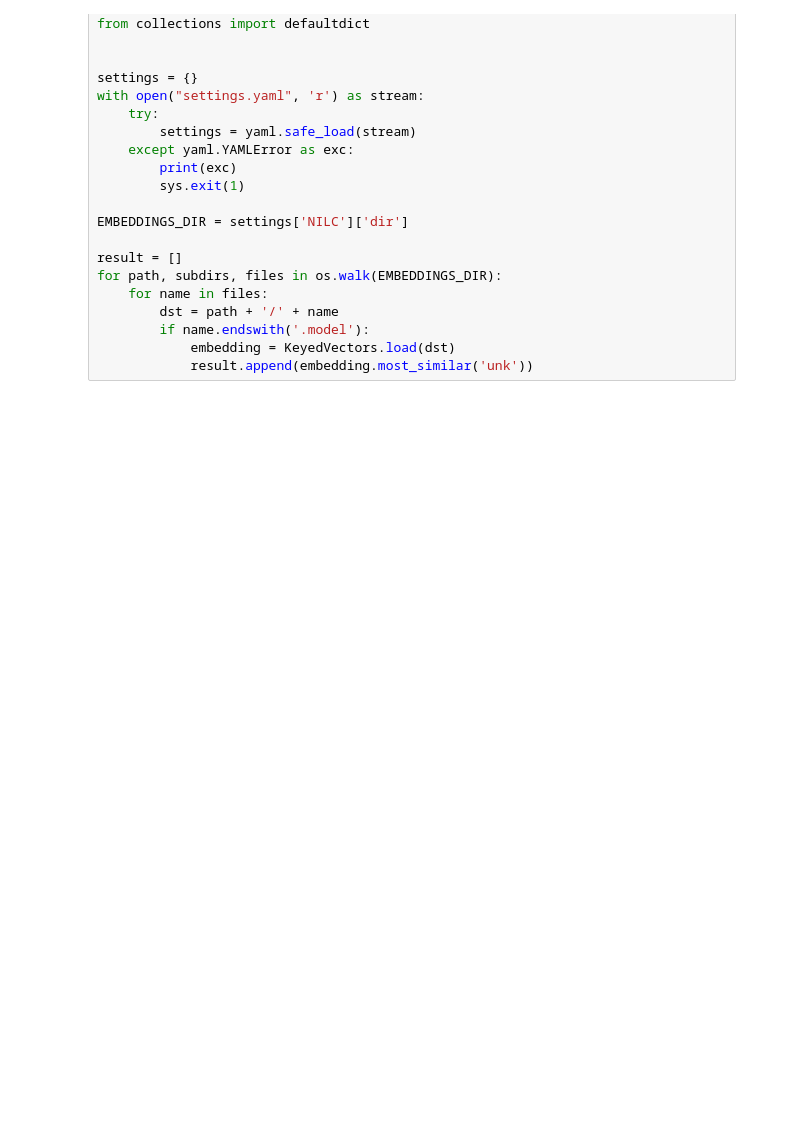
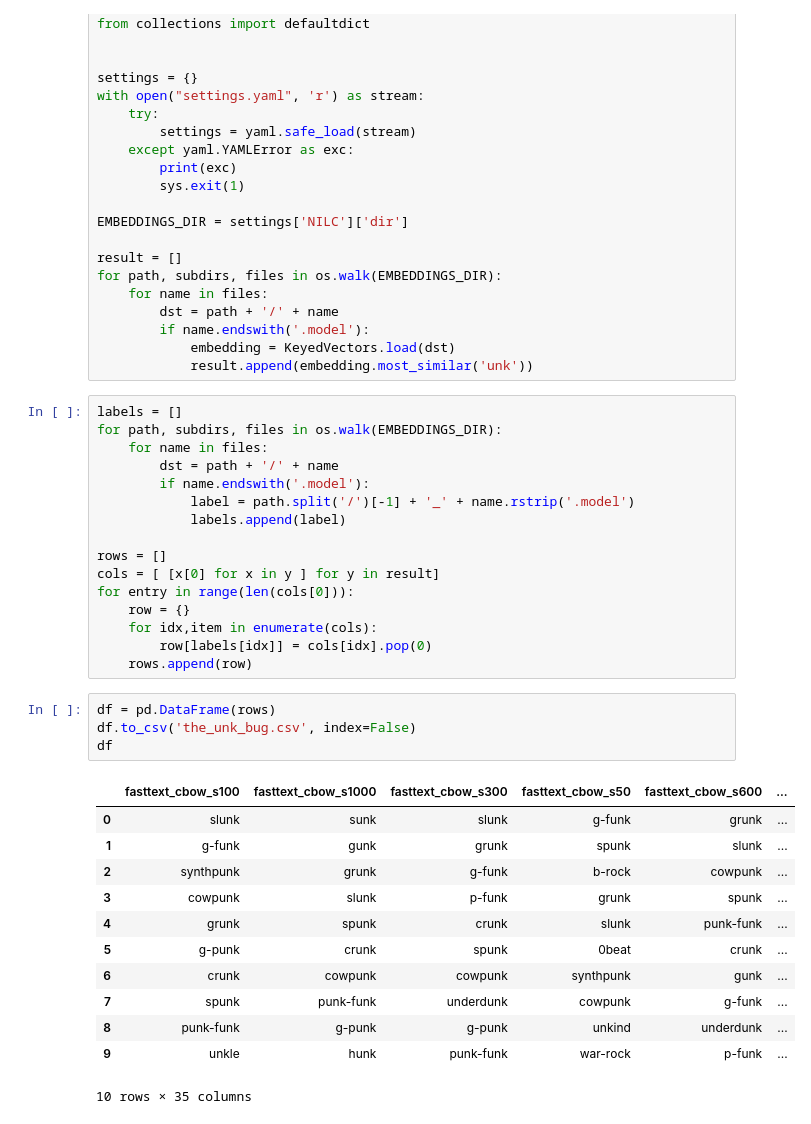
Before and after one commit to ruanchaves/elmo, a Jupyter notebook: Resultados.ipynb, the cells around one changed output. Drawn from its saved outputs; the diff is of its cells as text; blank space fills up the shorter version.

```diff
--- a/Resultados.ipynb
+++ b/Resultados.ipynb
@@ -415,3 +415,36 @@ for path, subdirs, files in os.walk(EMBEDDINGS_DIR):
         if name.endswith('.model'):
             embedding = KeyedVectors.load(dst)
             result.append(embedding.most_similar('unk'))
+# %%
+labels = []
+for path, subdirs, files in os.walk(EMBEDDINGS_DIR):
+    for name in files:
+        dst = path + '/' + name
+        if name.endswith('.model'):
+            label = path.split('/')[-1] + '_' + name.rstrip('.model')
+            labels.append(label)
+
+rows = []
+cols = [ [x[0] for x in y ] for y in result]
+for entry in range(len(cols[0])):
+    row = {}
+    for idx,item in enumerate(cols):
+        row[labels[idx]] = cols[idx].pop(0)
+    rows.append(row)
+# %%
+df = pd.DataFrame(rows)
+df.to_csv('the_unk_bug.csv', index=False)
+df
+# %% [output]
+|  | fasttext_cbow_s100 | fasttext_cbow_s1000 | fasttext_cbow_s300 | fasttext_cbow_s50 | fasttext_cbow_s600 | ... |
+| 0 | slunk | sunk | slunk | g-funk | grunk | ... |
+| 1 | g-funk | gunk | grunk | spunk | slunk | ... |
+| 2 | synthpunk | grunk | g-funk | b-rock | cowpunk | ... |
+| 3 | cowpunk | slunk | p-funk | grunk | spunk | ... |
+| 4 | grunk | spunk | crunk | slunk | punk-funk | ... |
+| 5 | g-punk | crunk | spunk | 0beat | crunk | ... |
+| 6 | crunk | cowpunk | cowpunk | synthpunk | gunk | ... |
+| 7 | spunk | punk-funk | underdunk | cowpunk | g-funk | ... |
+| 8 | punk-funk | g-punk | g-punk | unkind | underdunk | ... |
+| 9 | unkle | hunk | punk-funk | war-rock | p-funk | ... |
+10 rows × 35 columns
```
Also changed, not shown: 4 other files.
